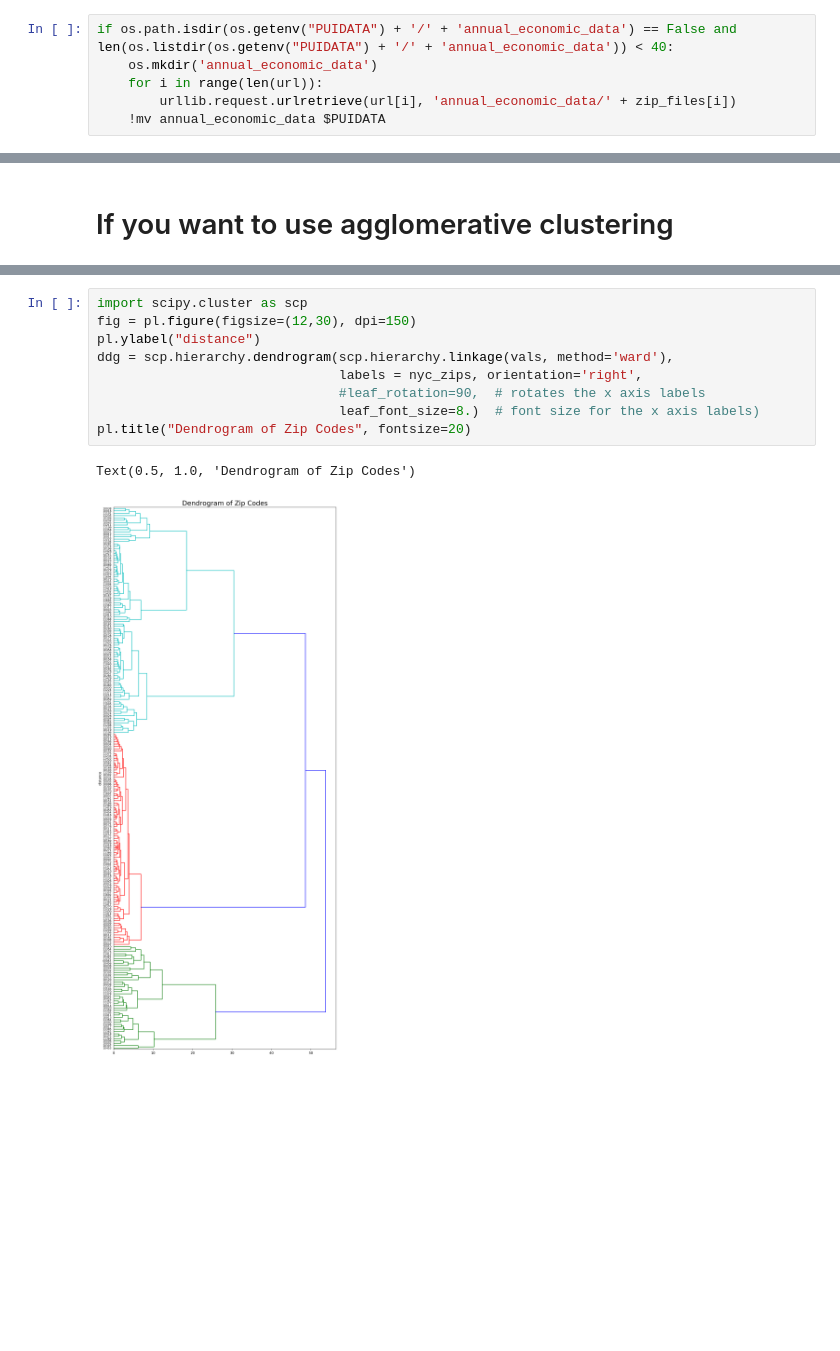
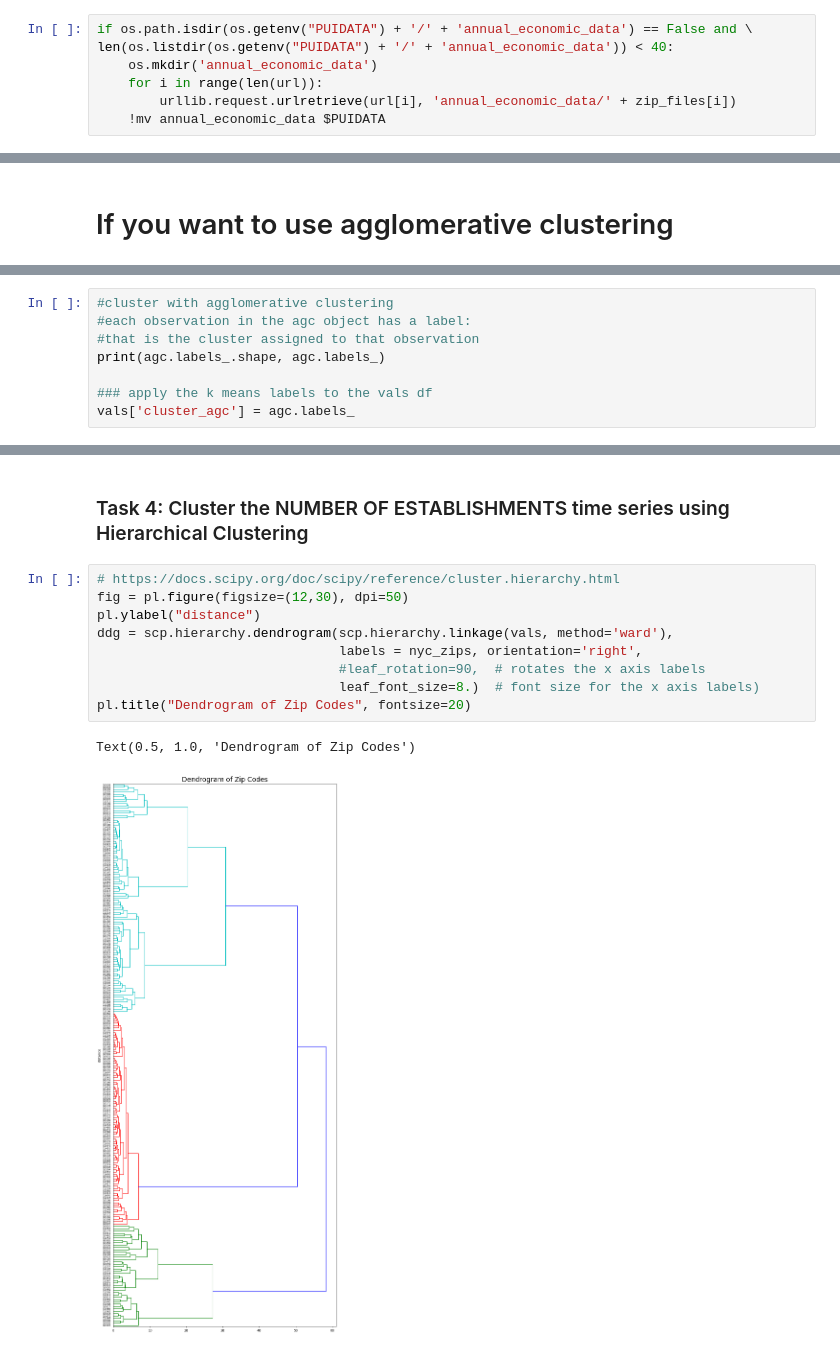
Before and after one commit to meiguan/PUI2018_yg833, a Jupyter notebook: HW12_yg833/Assignment_2_Timeseries_Clustering.ipynb, the cells around one changed output, grey strips where cells are left out. Saved outputs shown, nothing was run; the diff lists cells and outputs as text; blank space fills up the shorter version.

```diff
--- a/HW12_yg833/Assignment_2_Timeseries_Clustering.ipynb
+++ b/HW12_yg833/Assignment_2_Timeseries_Clustering.ipynb
@@ -126,7 +133,8 @@ zip_files = []
 for i in range(len(url)):
     zip_files.append(zip_file_names + url[i][61:76])
 # %%
-if os.path.isdir(os.getenv("PUIDATA") + '/' + 'annual_economic_data') == False and len(os.listdir(os.getenv("PUIDATA") + '/' + 'annual_economic_data')) < 40:
+if os.path.isdir(os.getenv("PUIDATA") + '/' + 'annual_economic_data') == False and \
+len(os.listdir(os.getenv("PUIDATA") + '/' + 'annual_economic_data')) < 40:
     os.mkdir('annual_economic_data')
     for i in range(len(url)):
         urllib.request.urlretrieve(url[i], 'annual_economic_data/' + zip_files[i])
@@ -533,0 +544,8 @@ centroidsag = np.zeros((nc, vals.shape[1]))
+# %%
+#cluster with agglomerative clustering
+#each observation in the agc object has a label:
+#that is the cluster assigned to that observation
+print(agc.labels_.shape, agc.labels_)
+
+### apply the k means labels to the vals df
+vals['cluster_agc'] = agc.labels_
@@ -534,12 +580,14 @@ centroidsag = np.zeros((nc, vals.shape[1]))
+# %% [markdown]
+### Task 4: Cluster the NUMBER OF ESTABLISHMENTS time series using Hierarchical Clustering
 # %%
-import scipy.cluster as scp
-fig = pl.figure(figsize=(12,30), dpi=150)
+# https://docs.scipy.org/doc/scipy/reference/cluster.hierarchy.html
+fig = pl.figure(figsize=(12,30), dpi=50)
 pl.ylabel("distance")
 ddg = scp.hierarchy.dendrogram(scp.hierarchy.linkage(vals, method='ward'),
                                labels = nyc_zips, orientation='right',
                                #leaf_rotation=90,  # rotates the x axis labels
                                leaf_font_size=8.)  # font size for the x axis labels)
 pl.title("Dendrogram of Zip Codes", fontsize=20)
 # %% [output]
 Text(0.5, 1.0, 'Dendrogram of Zip Codes')
-[figure, old version]
+[figure, new version]
```
Also changed, not shown: parts of 26 cells of this notebook, 2 other files.
